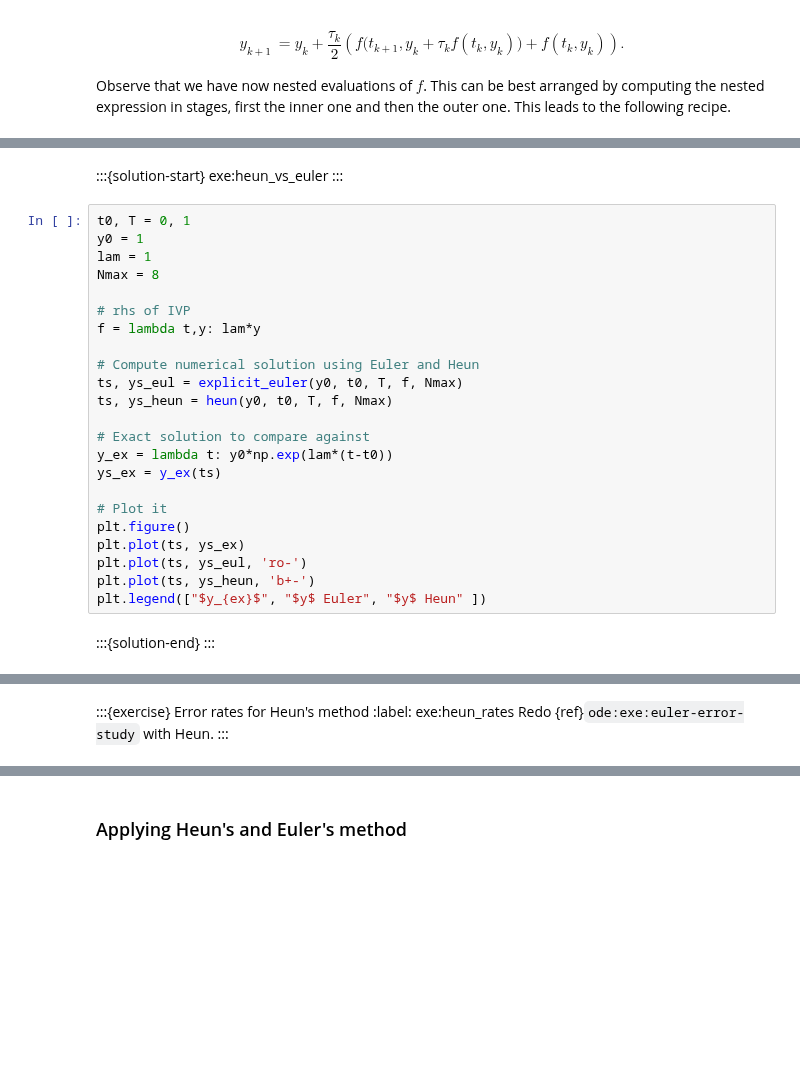
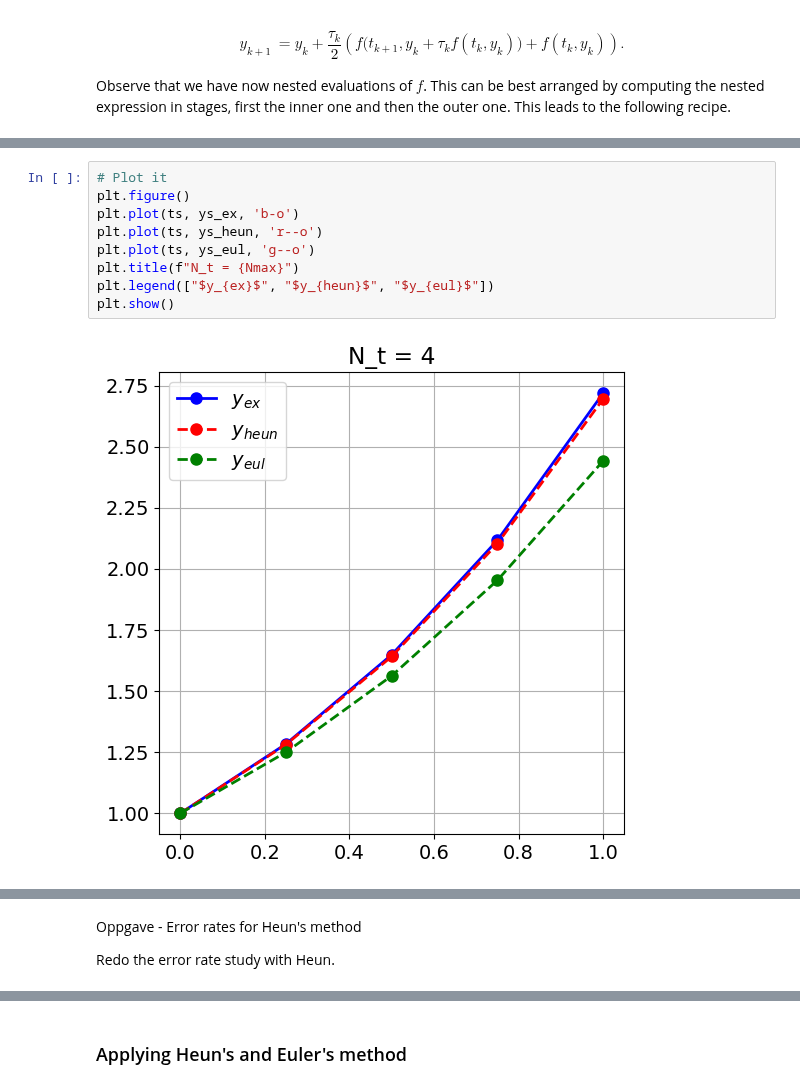
Before and after one commit to solniva/TMA4320_ScientificComputationNotes, a Jupyter notebook: chapter_ode/IntroductionNuMeODE.ipynb, the cells around one changed output, grey strips where cells are left out. Saved outputs shown, nothing was run; the diff lists cells and outputs as text; blank space fills up the shorter version.

```diff
--- a/chapter_ode/IntroductionNuMeODE.ipynb
+++ b/chapter_ode/IntroductionNuMeODE.ipynb
@@ -418,37 +425,18 @@ for $N_t = 4, 8, 16, 32$.
-# %% [markdown]
-:::{solution-start} exe:heun_vs_euler
-:::
-# %%
-t0, T = 0, 1
-y0 = 1
-lam = 1
-Nmax = 8
-
-# rhs of IVP
-f = lambda t,y: lam*y
-
-# Compute numerical solution using Euler and Heun
-ts, ys_eul = explicit_euler(y0, t0, T, f, Nmax)
-ts, ys_heun = heun(y0, t0, T, f, Nmax)
-
-# Exact solution to compare against
-y_ex = lambda t: y0*np.exp(lam*(t-t0))
-ys_ex = y_ex(ts)
-
-# Plot it
-plt.figure()
-plt.plot(ts, ys_ex)
-plt.plot(ts, ys_eul, 'ro-')
-plt.plot(ts, ys_heun, 'b+-')
-plt.legend(["$y_{ex}$", "$y$ Euler", "$y$ Heun" ])
-# %% [markdown]
-:::{solution-end}
-:::
+# %%
+# Plot it
+plt.figure()
+plt.plot(ts, ys_ex, 'b-o')
+plt.plot(ts, ys_heun, 'r--o')
+plt.plot(ts, ys_eul, 'g--o')
+plt.title(f"N_t = {Nmax}")
+plt.legend(["$y_{ex}$", "$y_{heun}$", "$y_{eul}$"])
+plt.show()
+# %% [output]
+[figure, added]
 # %% [markdown]
 <!-- --- end solution of exercise --- -->
 # %% [markdown]
-:::{exercise} Error rates for Heun's method
-:label: exe:heun_rates
-Redo {ref}`ode:exe:euler-error-study` with Heun.
-:::
+Oppgave - Error rates for Heun's method
+
+Redo the error rate study with Heun.
 # %%
```
Also changed, not shown: parts of 33 cells of this notebook.
